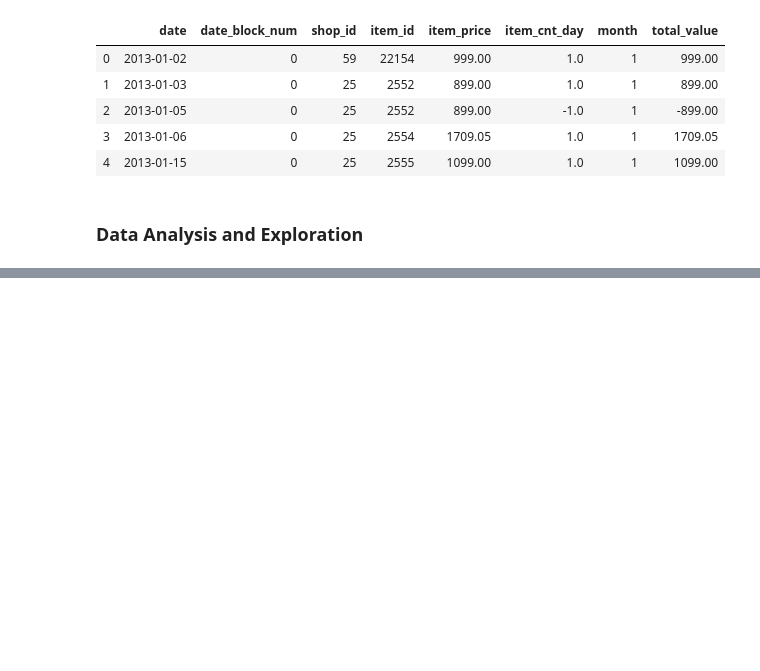
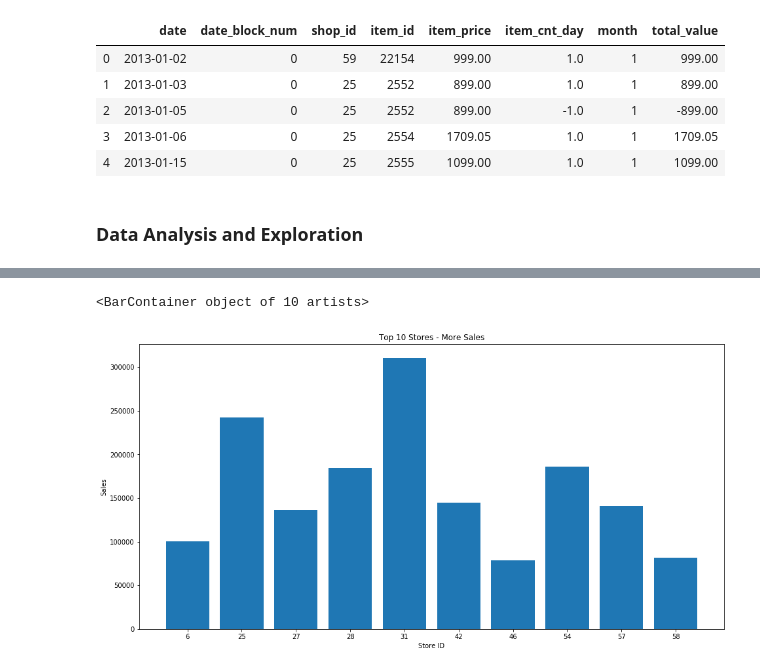
Before and after one commit to leandrocamara/future-sales-forecast, a Jupyter notebook: future-sales-forecast.ipynb, the cells around one changed output, grey strips where cells are left out. Cells and saved outputs as stored; diff of their text form; code cells hidden in the pictures; blank space fills up the shorter version.

```diff
--- a/future-sales-forecast.ipynb
+++ b/future-sales-forecast.ipynb
@@ -100,0 +118,18 @@ plt.legend(loc='best')
+# %%
+stores_sales = sales.groupby(['shop_id'])['item_cnt_day'].agg(item_cnt_day='sum')
+stores_sales = stores_sales.sort_values(by='item_cnt_day', ascending=False)
+# %%
+stores_more_sales = stores_sales.iloc[0:10] # TOP 10
+stores_more_sales = stores_more_sales.sort_values(by='shop_id').reset_index()
+
+stores_less_sales = stores_sales.iloc[-10:] # LAST 10
+stores_less_sales = stores_less_sales.sort_values(by='shop_id').reset_index()
+# %%
+plt.figure(figsize=(16,8))
+plt.xlabel('Store ID')
+plt.ylabel('Sales')
+plt.title('Top 10 Stores - More Sales')
+plt.bar(stores_more_sales['shop_id'].astype('str'), stores_more_sales['item_cnt_day'], color='tab:blue')
+# %% [output]
+<BarContainer object of 10 artists>
+[figure, added]
```
Also changed, not shown: parts of 10 cells of this notebook.
